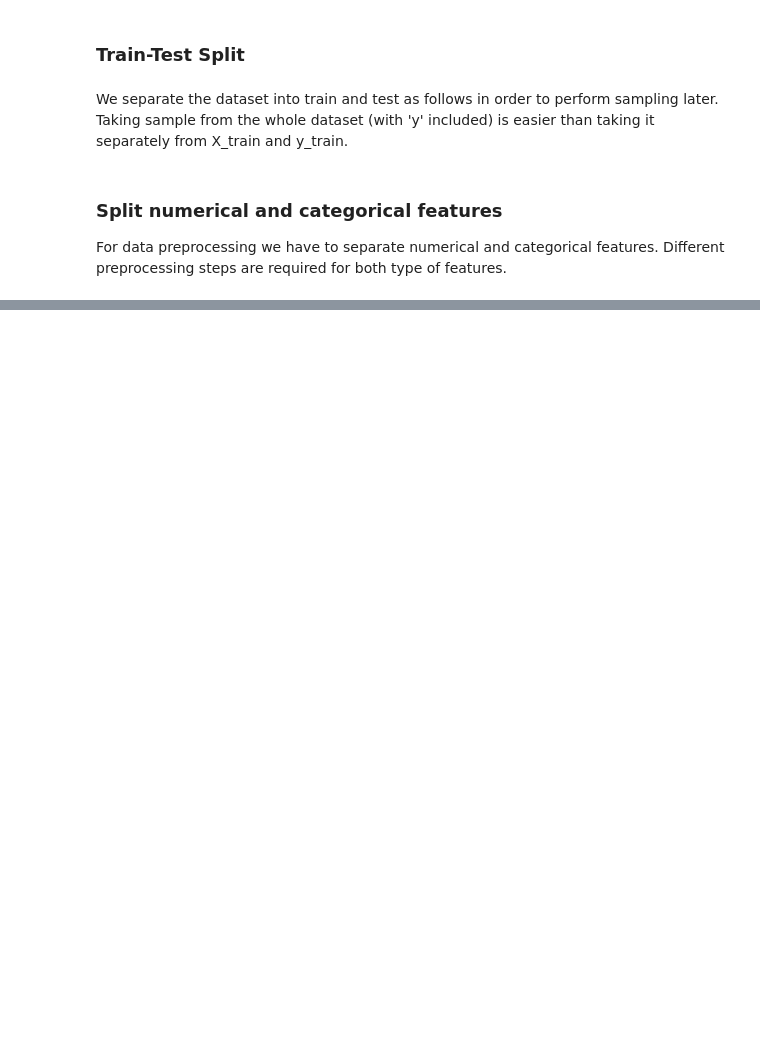
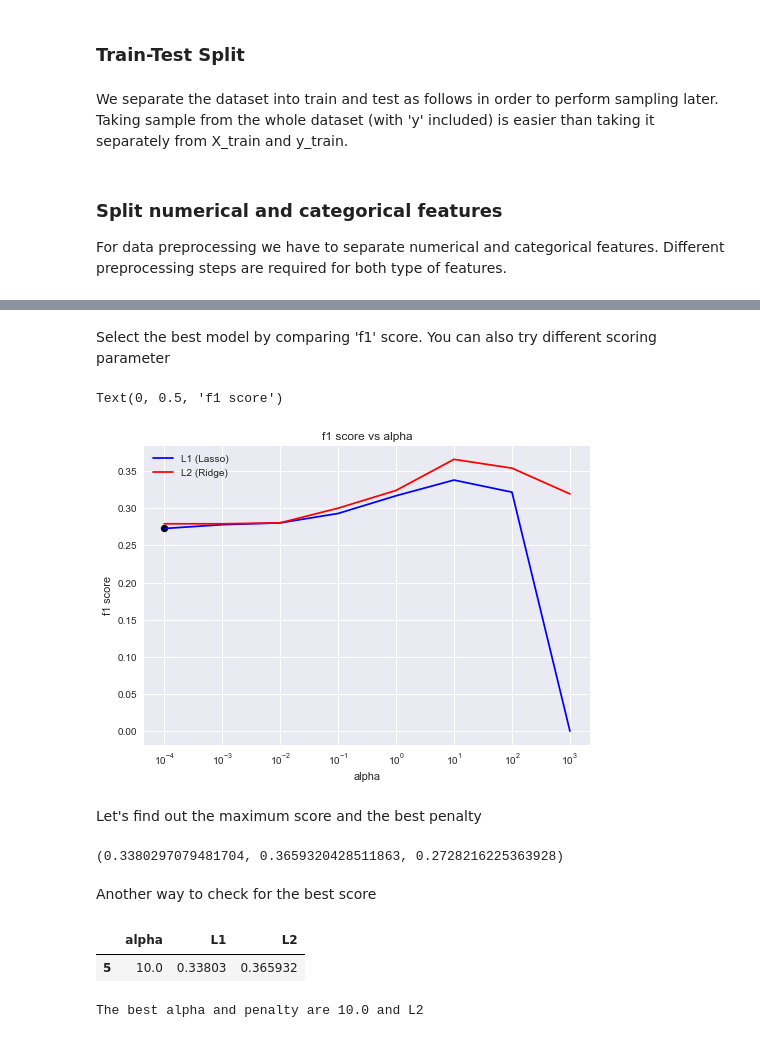
Before and after one commit to wanaguirre/Customer-Segmentation-in-Banking, a Jupyter notebook: Notebooks/Customer_segmentation.ipynb, the cells around one changed output, grey strips where cells are left out. Cells and saved outputs as stored; diff of their text form; code cells hidden in the pictures; blank space fills up the shorter version.

```diff
--- a/Notebooks/Customer_segmentation.ipynb
+++ b/Notebooks/Customer_segmentation.ipynb
@@ -136,0 +319,15 @@ categorical_features, numerical_features
+# %%
+scores_l1 = []
+for alpha in alphas:
+    pipeline_l1.set_params(classifier__C=1 / alpha)
+    score = np.mean(
+        cross_val_score(
+            pipeline_l1,
+            sample_train.drop(columns="y"),
+            sample_train["y"],
+            cv=4,
+            scoring="f1",
+        )
+    )
+    scores_l1.append(score)
+score_df_f1["L1"] = scores_l1
@@ -136,0 +336,18 @@ categorical_features, numerical_features
+# %%
+model_l2 = LogisticRegression(class_weight="balanced", penalty="l2", solver="liblinear")
+pipeline_l2 = Pipeline(steps=[("preprocessor", preprocessor), ("classifier", model_l2)])
+# %%
+scores_l2 = []
+for alpha in alphas:
+    pipeline_l2.set_params(classifier__C=1 / alpha)
+    score = np.mean(
+        cross_val_score(
+            pipeline_l2,
+            sample_train.drop(columns="y"),
+            sample_train["y"],
+            cv=4,
+            scoring="f1",
+        )
+    )
+    scores_l2.append(score)
+score_df_f1["L2"] = scores_l2
@@ -136,0 +378,38 @@ categorical_features, numerical_features
+# %% [markdown]
+Select the best model by comparing 'f1' score.
+You can also try different scoring parameter
+# %%
+# Lasso
+plt.semilogx(score_df_f1["alpha"], score_df_f1["L1"], color="blue", label="L1 (Lasso)")
+
+# Ridge
+plt.semilogx(score_df_f1["alpha"], score_df_f1["L2"], color="red", label="L2 (Ridge)")
+plt.scatter(x=alphas[0], y=lr_nopenalty_score_f1, color="black")
+plt.title("f1 score vs alpha")
+plt.xlabel("alpha")
+plt.legend()
+plt.ylabel("f1 score")
+# %% [output]
+Text(0, 0.5, 'f1 score')
+[figure, added]
+# %% [markdown]
+Let's find out the maximum score and the best penalty
+# %%
+score_df_f1.L1.max(), score_df_f1.L2.max(), lr_nopenalty_score_f1
+# %% [output]
+(0.3380297079481704, 0.3659320428511863, 0.2728216225363928)
+# %% [markdown]
+Another way to check for the best score
+# %%
+score_df_f1.iloc[[score_df_f1.drop(columns=["alpha"]).stack().idxmax()[0]]]
+# %% [output]
+|  | alpha | L1 | L2 |
+| 5 | 10.0 | 0.33803 | 0.365932 |
+# %%
+best_alpha = score_df_f1.iloc[
+    [score_df_f1.drop(columns=["alpha"]).stack().idxmax()[0]]
+].alpha.values[0]
+best_penalty = [score_df_f1.drop(columns=["alpha"]).stack().idxmax()][0][1]
+print("The best alpha and penalty are {} and {}".format(best_alpha, best_penalty))
+# %% [output]
+The best alpha and penalty are 10.0 and L2
```
Also changed, not shown: parts of 85 cells of this notebook, 2 other files.
